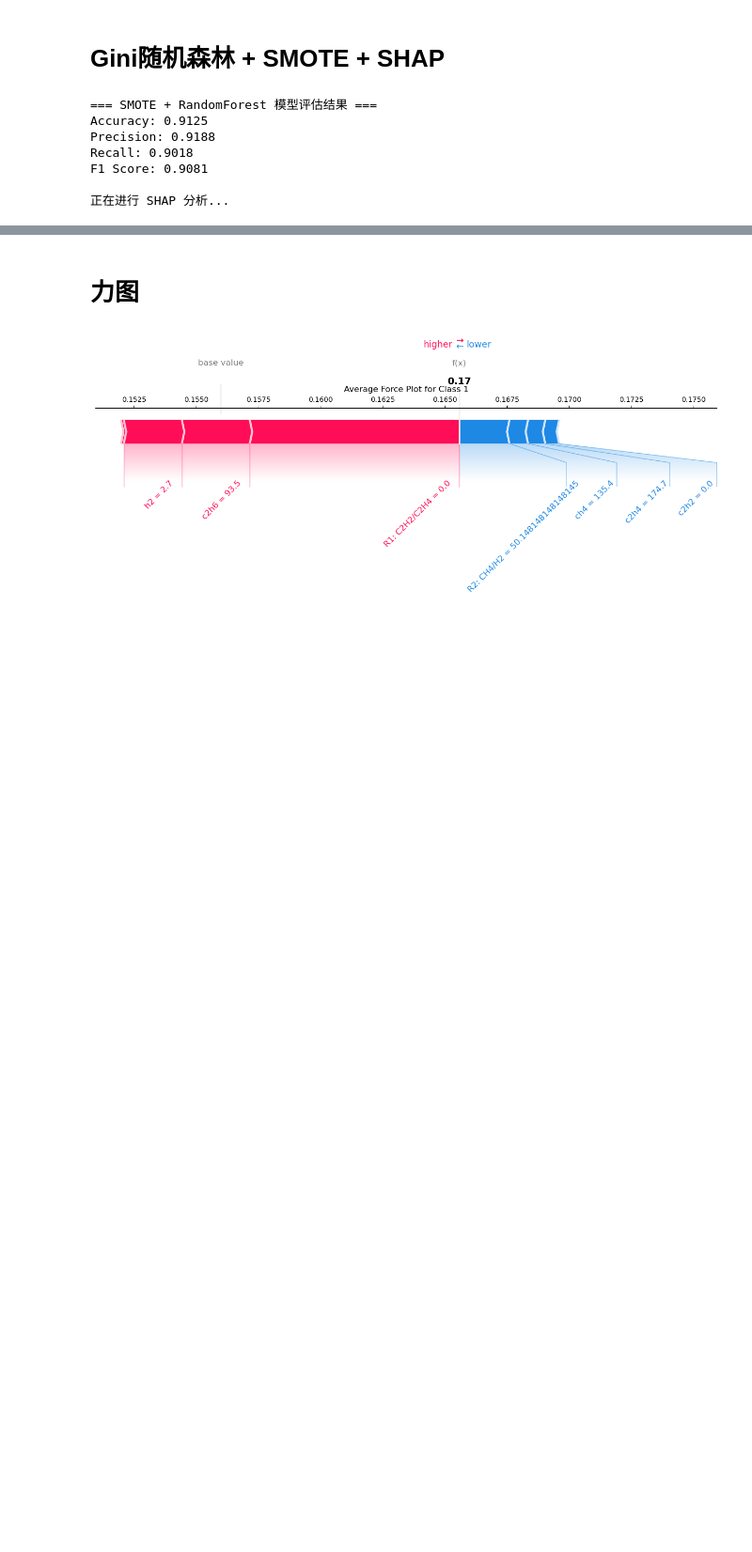
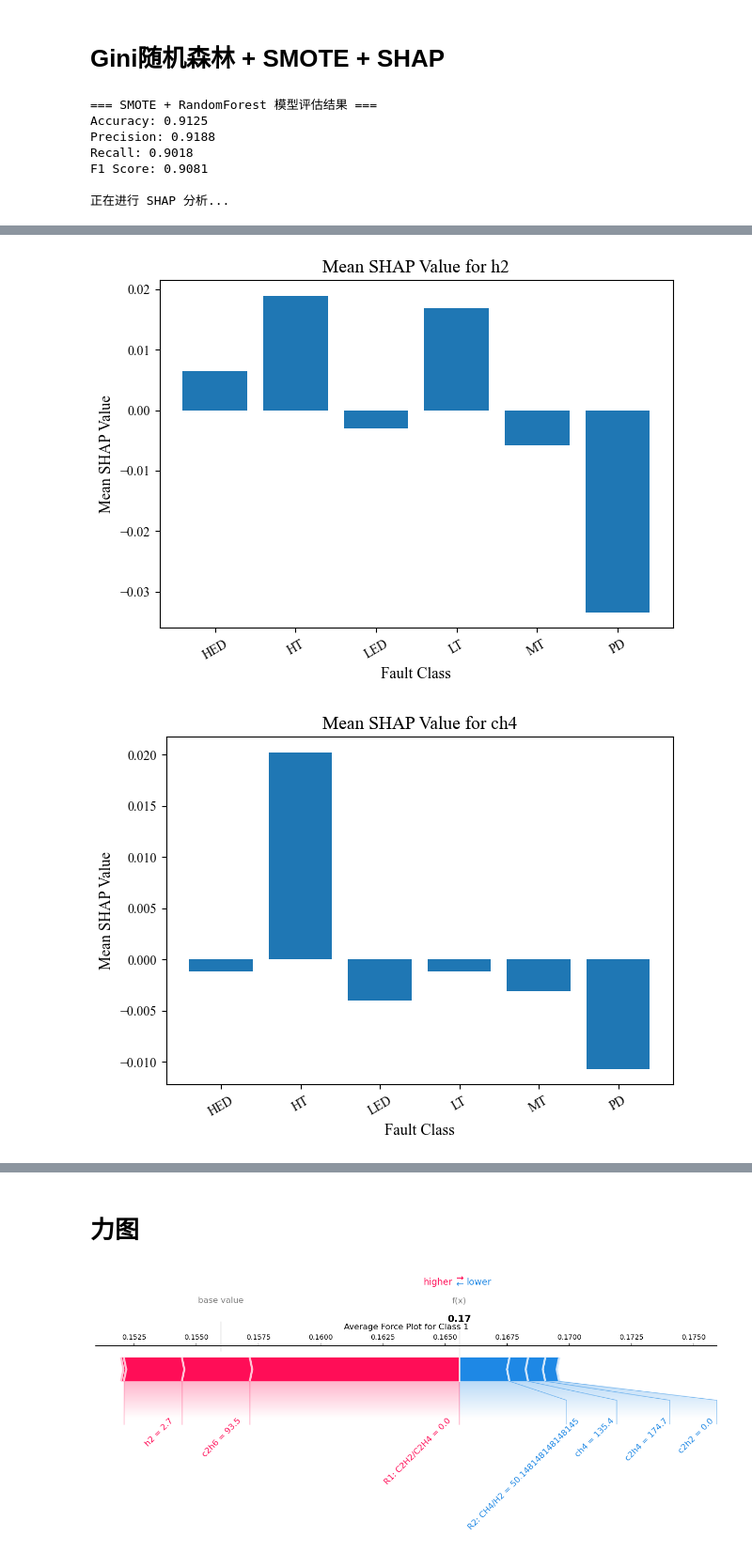
Before and after one commit to Sihan0229/DGA, a Jupyter notebook: Dissolved-Gas-Analysis/DGA_classifer.ipynb, the cells around one changed output, grey strips where cells are left out. Shown at 94% size. Saved outputs shown, nothing was run; the diff lists cells and outputs as text; code cells hidden in the pictures; blank space fills up the shorter version.

```diff
--- a/Dissolved-Gas-Analysis/DGA_classifer.ipynb
+++ b/Dissolved-Gas-Analysis/DGA_classifer.ipynb
@@ -2330,0 +2335,35 @@ Best max_depth: 17
+# %%
+import shap
+import matplotlib.pyplot as plt
+import pandas as pd
+
+# 类别映射字典
+category_mapping = {
+    1: 'HED',
+    2: 'HT',
+    3: 'LED',
+    4: 'LT',
+    5: 'MT',
+    6: 'PD'
+}
+
+# 假设 final_model, X_test, shap_values 已定义
+
+for feature_name in X_test.columns:
+    feature_index = X_test.columns.get_loc(feature_name)
+    mean_shap_values = shap_values[:, feature_index, :].mean(axis=0)
+
+    # 使用映射后的类别名作为横坐标标签
+    class_labels = [category_mapping[cls] for cls in model.classes_]
+
+    plt.figure()
+    plt.bar(class_labels, mean_shap_values)
+    plt.xlabel("Fault Class", fontsize=12)
+    plt.ylabel("Mean SHAP Value", fontsize=12)
+    plt.title(f"Mean SHAP Value for {feature_name}", fontsize=14)
+    plt.xticks(rotation=30)
+    plt.tight_layout()
+    plt.show()
+# %% [output]
+[figure, added]
+[figure, added]
```
Also changed, not shown: parts of 24 cells of this notebook, 41 other files.
